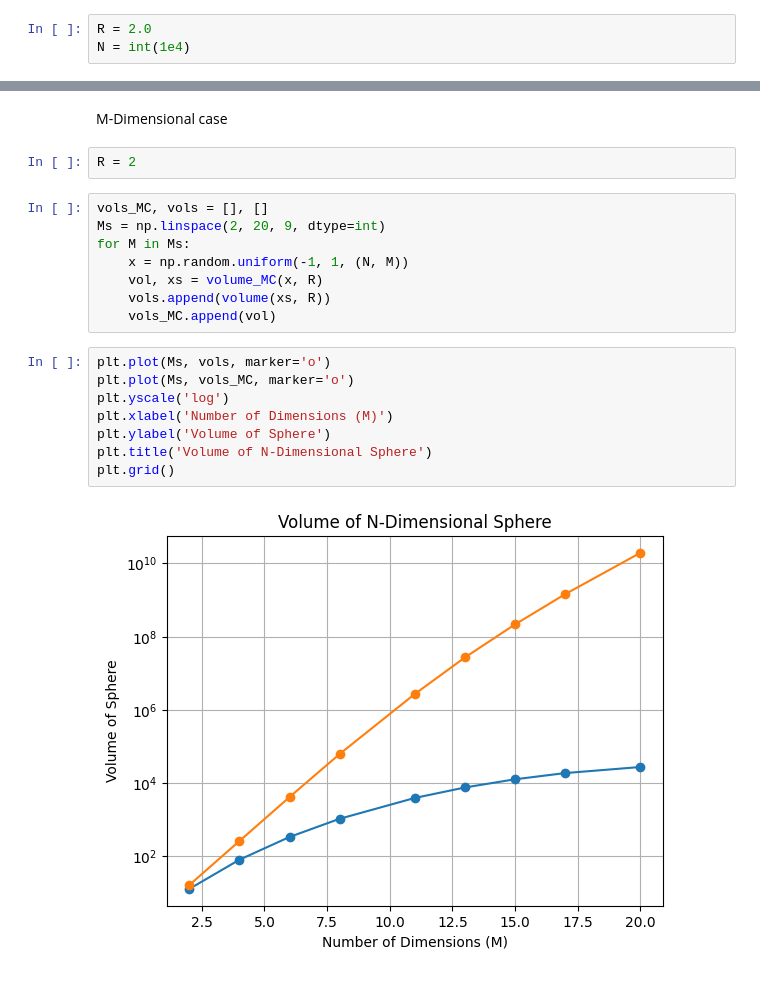
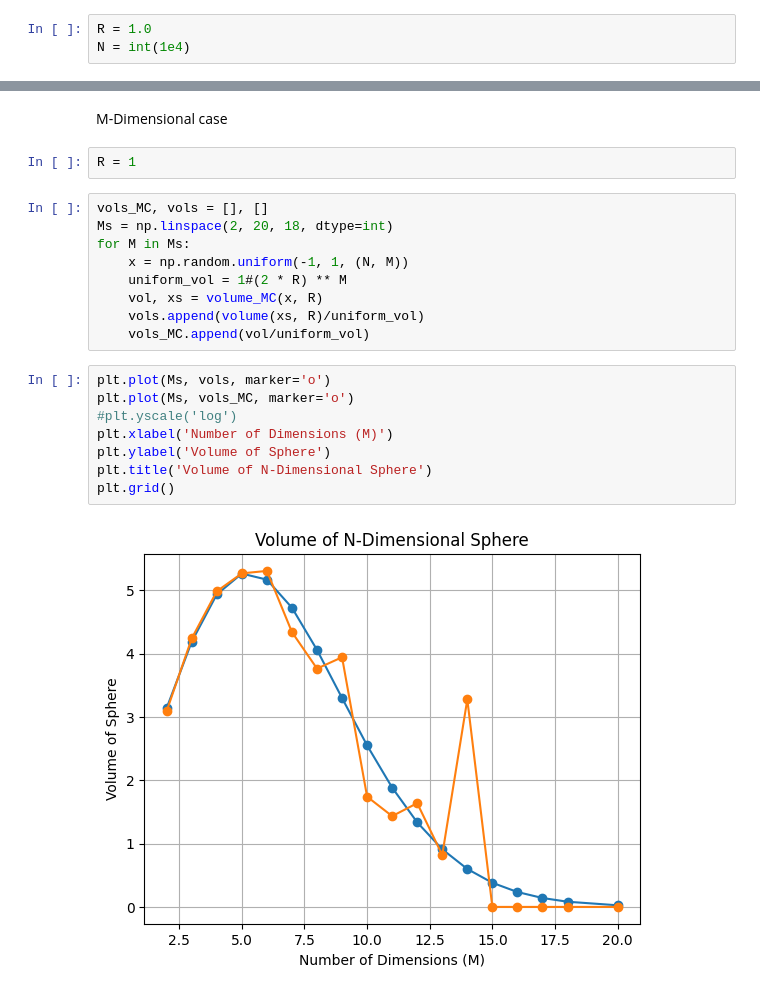
Before and after one commit to Richardforphys/Astrostatistics, a Jupyter notebook: Miscellaneous/NdimSphere.ipynb, the cells around one changed output, grey strips where cells are left out. Cells and saved outputs as stored; diff of their text form.

```diff
--- a/Miscellaneous/NdimSphere.ipynb
+++ b/Miscellaneous/NdimSphere.ipynb
@@ -8,7 +8,7 @@ np.random.seed(42)
 # %% [markdown]
 Square
 # %%
-R = 2.0
+R = 1.0
 N = int(1e4)
 # %%
 x = np.random.uniform(-R, R, (N, 2))
@@ -47,22 +47,23 @@ Volume (MC) :  0.7848
 # %% [markdown]
 M-Dimensional case
 # %%
-R = 2
+R = 1
 # %%
 vols_MC, vols = [], []
-Ms = np.linspace(2, 20, 9, dtype=int)
+Ms = np.linspace(2, 20, 18, dtype=int)
 for M in Ms:
     x = np.random.uniform(-1, 1, (N, M))
+    uniform_vol = 1#(2 * R) ** M
     vol, xs = volume_MC(x, R)
-    vols.append(volume(xs, R))
-    vols_MC.append(vol)
+    vols.append(volume(xs, R)/uniform_vol)
+    vols_MC.append(vol/uniform_vol)
 # %%
 plt.plot(Ms, vols, marker='o')
 plt.plot(Ms, vols_MC, marker='o')
-plt.yscale('log')
+#plt.yscale('log')
 plt.xlabel('Number of Dimensions (M)')
 plt.ylabel('Volume of Sphere')
 plt.title('Volume of N-Dimensional Sphere')
 plt.grid()
 # %% [output]
-[figure, old version]
+[figure, new version]
```
Also changed, not shown: parts of 1 cell of this notebook, 7 other files.
